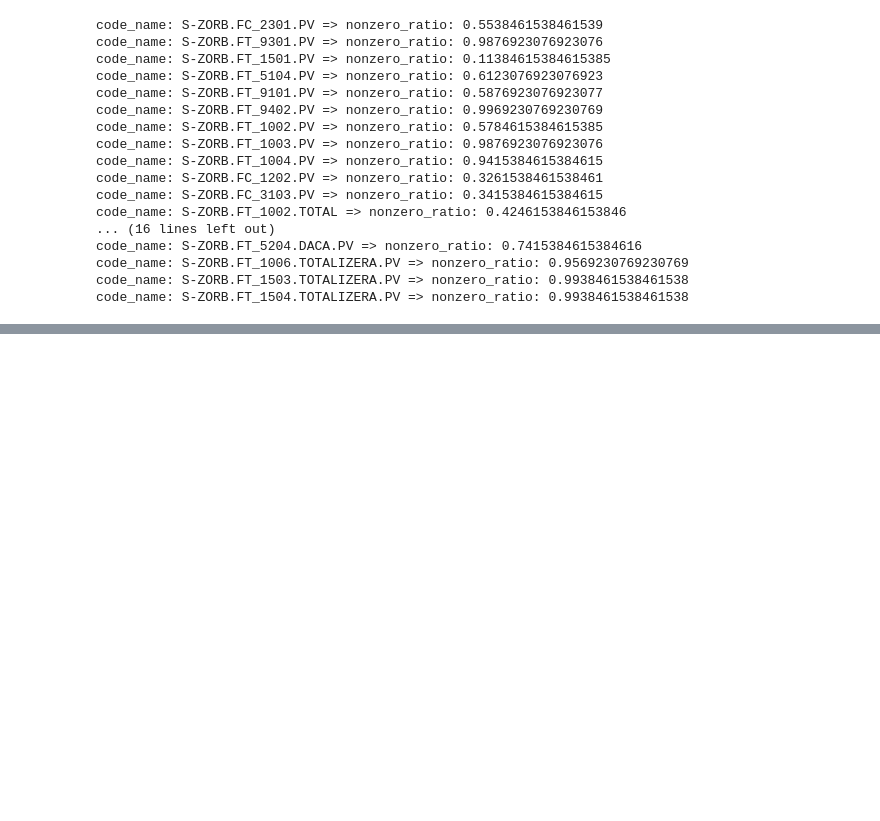
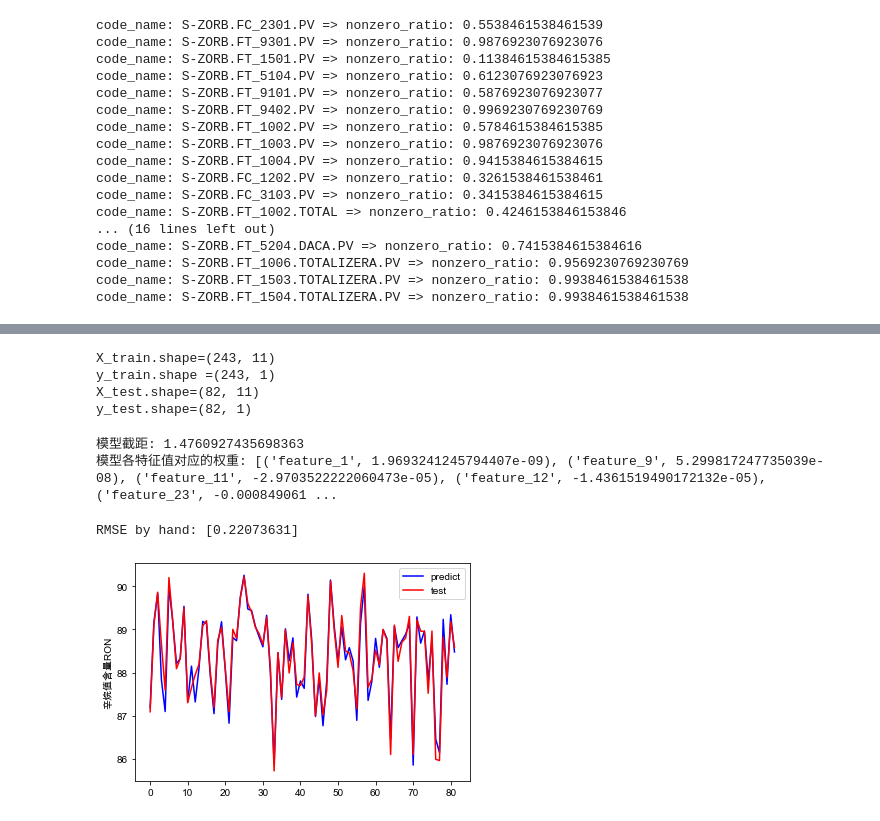
Before and after one commit to Ryuchen/RON_Model, a Jupyter notebook: src/solution.ipynb, the cells around one changed output, grey strips where cells are left out. Saved outputs shown, nothing was run; the diff lists cells and outputs as text; code cells hidden in the pictures; blank space fills up the shorter version.

```diff
--- a/src/solution.ipynb
+++ b/src/solution.ipynb
@@ -366,17 +435,16 @@ print(f"原始样本数据维度 {X.shape[-1]}. t-SNE降维后的数据维度 {X
 # %%
 # 根据 新特征属性 与 辛烷值含量RON 的相关系数，筛选 相关系数 大于设定阈值的 新特征属性 作为构建函数目标属性
 # 相关系数的阈值
-dist_standard2 = 0.1  # 需要调整的参数
+dist_standard2 = 0.2  # 需要调整的参数
 tSNE_samples_features = pd.DataFrame(data=X_tsne, columns=[f'feature_{x + 1}' for x in range(re_dimension)])
+const_features = []
 for _ in tSNE_samples_features.keys():
     RON_feature_corr = samples[('产品性质', '辛烷值RON')].corr(tSNE_samples_features[_])
     corr_dist = np.linalg.norm(RON_feature_corr - 0)
-    print(f"{'='*10} 特征名称: {_} {'='*10}")
-    print(f"与 辛烷值RON含量 的相关系数: {corr_dist}")
     if corr_dist > dist_standard2:
-        print(f"作为评估产品中 辛烷值RON含量 的 特征属性")
-    else:
-        print(f"不作为评估产品中 辛烷值RON含量 的 特征属性")
+        print(f"{'='*10} 特征名称: {_} {'='*10}")
+        print(f"与 辛烷值RON含量 的相关系数: {corr_dist}")
+        const_features.append(_)
 # %% [output]
 ========== 特征名称: feature_1 ==========
 与 辛烷值RON含量 的相关系数: 0.23840199935070405
@@ -397,0 +463,4 @@ for _ in tSNE_samples_features.keys():
+# %%
+model_feature = tSNE_samples_features[const_features]
+data = samples[[('原料性质', '辛烷值RON'), ('原料性质', '硫含量,μg/g'), ('产品性质', '辛烷值RON'), ('产品性质', 'RON损失\n（不是变量）')]].to_numpy()
+model_features = model_feature.join(pd.DataFrame(data, columns=['原辛烷值RON', '硫含量', '辛烷值RON', 'RON损失']))
@@ -397,0 +487,49 @@ for _ in tSNE_samples_features.keys():
+# %%
+const_features.append('原辛烷值RON')
+const_features.append('硫含量')
+X = model_features[const_features]
+y = model_features[['辛烷值RON']]
+X_train, X_test, y_train, y_test = train_test_split(X, y, random_state=1)
+print('X_train.shape={}\ny_train.shape ={}\nX_test.shape={}\ny_test.shape={}'.format(X_train.shape, y_train.shape, X_test.shape, y_test.shape))
+# %% [output]
+X_train.shape=(243, 11)
+y_train.shape =(243, 1)
+X_test.shape=(82, 11)
+y_test.shape=(82, 1)
+# %%
+linreg = LinearRegression()
+model = linreg.fit(X_train, y_train)
+
+# 训练后模型截距
+print(f"模型截距: {linreg.intercept_[0]}")
+# 训练后模型权重（特征个数无变化）
+# 属性值与权重的对应
+print(f"模型各特征值对应的权重: {list(zip(const_features, linreg.coef_[0]))}")
+# %% [output]
+模型截距: 1.4760927435698363
+模型各特征值对应的权重: [('feature_1', 1.9693241245794407e-09), ('feature_9', 5.299817247735039e-08), ('feature_11', -2.9703522222060473e-05), ('feature_12', -1.4361519490172132e-05), ('feature_23', -0.000849061 ...
+# %%
+#评价
+#(1) 评价测度
+# 对于分类问题，评价测度是准确率，但这种方法不适用于回归问题。我们使用针对连续数值的评价测度(evaluation metrics)。
+# 这里介绍3种常用的针对线性回归的测度。
+# 1)平均绝对误差(Mean Absolute Error, MAE)
+# (2)均方误差(Mean Squared Error, MSE)
+# (3)均方根误差(Root Mean Squared Error, RMSE)
+# 这里我使用RMES。
+sum_mean=0
+for i in range(len(y_pred)):
+    sum_mean += (y_pred[i] - y_test.values[i]) ** 2
+sum_erro = np.sqrt(sum_mean / X_test.shape[0])
+# calculate RMSE by hand
+print ("RMSE by hand:", sum_erro)
+#做ROC曲线
+plt.figure()
+plt.plot(range(len(y_pred)), y_pred, 'b', label="predict")
+plt.plot(range(len(y_pred)), y_test, 'r', label="test")
+plt.legend(loc = "upper right") #显示图中的标签
+plt.ylabel("辛烷值含量RON")
+plt.show()
+# %% [output]
+RMSE by hand: [0.22073631]
+[figure, added]
```
Also changed, not shown: parts of 21 cells of this notebook, 1 other file.
